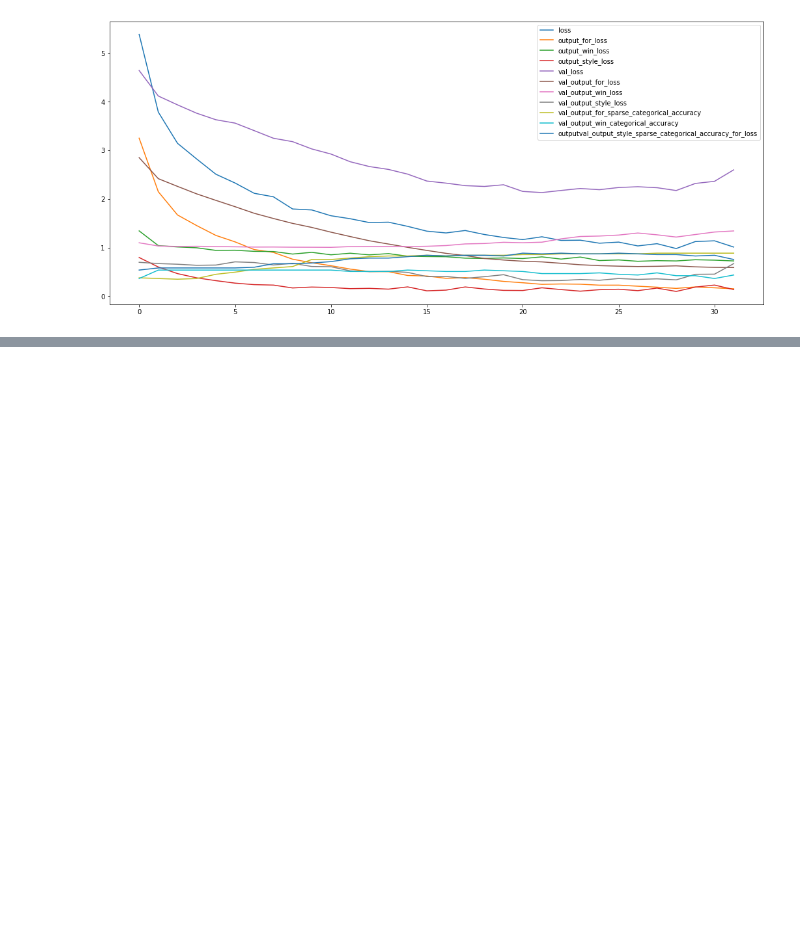
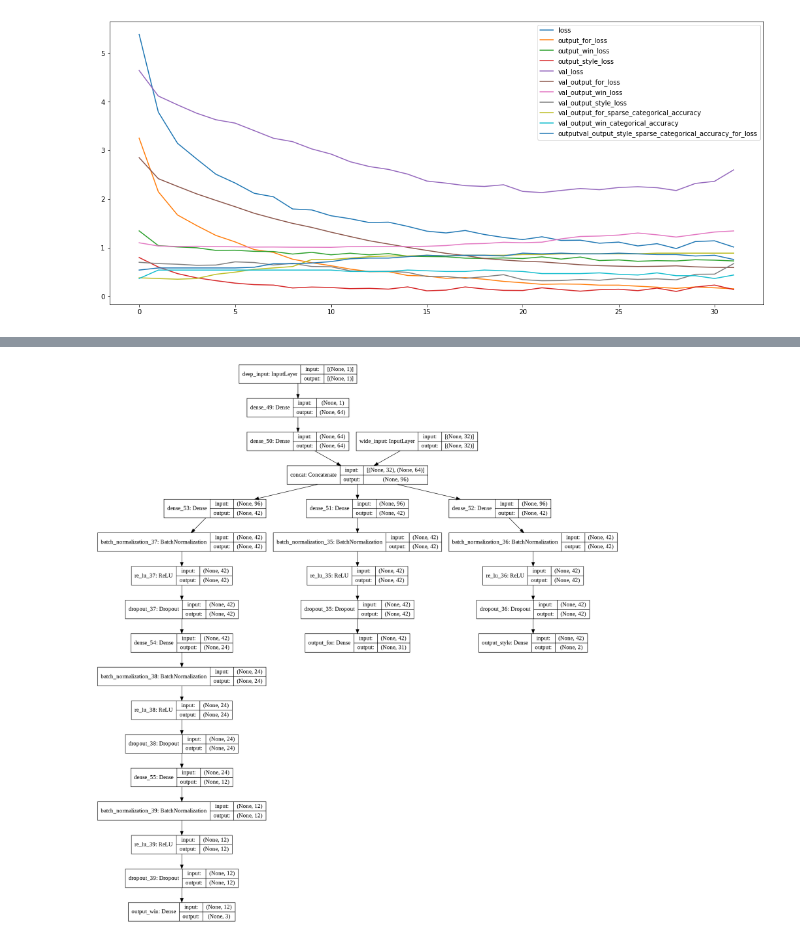
Before and after one commit to Lee-Gunju/GraphEmbedding-For-Soccer-Tactical-Formations, a Jupyter notebook: football_2.ipynb, the cells around one changed output, grey strips where cells are left out. Saved outputs shown, nothing was run; the diff lists cells and outputs as text; code cells hidden in the pictures; blank space fills up the shorter version.

```diff
--- a/football_2.ipynb
+++ b/football_2.ipynb
@@ -371,0 +526,12 @@ plt.legend(loc = 'upper right')
+# %%
+# feature의 값을 정규화 적용
+x_train = train_data[["FW0", "FW0B", "FW1" ,'AMF0', 'AMF0B', 'AMF1', 'AMF1B',
+       'Wing0', 'Wing0B', 'Wing1', 'Wing1B', 'CMF0', 'CMF0B', 'CMF0C', 'CMF1',
+       'CMF1B', 'DMF0', 'DMF1', 'DMF1B', 'WB0', 'WB0B', 'WB1', 'WB1B', 'CB0',
+       'CB0B', 'CB1', 'CB1B', 'GK0', 'GK1', 'reg_oppense_team', 'reg_oppense_level','reg_season','reg_ball_pos']].values.astype(np.float)
+
+
+
+y_train_formation = train_data["label"].values.astype(np.int)
+y_train_win_rating = train_data['win_index'].values.astype(np.int)
+y_train_style = train_data['Style'].values.astype(np.int)
@@ -371,0 +550,4 @@ plt.legend(loc = 'upper right')
+# %%
+# 인풋 데이터의 형태에 따라 데이터를 나눈다.
+x_train_A, x_train_B = x_train[:, :32], x_train[:, 32:]
+x_test_A, x_test_B = x_test[:, :32], x_test[:, 32:]
@@ -371,0 +562,3 @@ plt.legend(loc = 'upper right')
+# %%
+learning_rate = 0.01
+dropout_rate = 0.1
@@ -371,0 +609,69 @@ plt.legend(loc = 'upper right')
+# %%
+class MulticlassTruePositives(tf.keras.metrics.Metric):
+    def __init__(self, name='multiclass_true_positives', **kwargs):
+        super(MulticlassTruePositives, self).__init__(name=name, **kwargs)
+        self.true_positives = self.add_weight(name='tp', initializer='zeros')
+
+    def update_state(self, y_true, y_pred, sample_weight=None):
+        y_pred = tf.reshape(tf.argmax(y_pred, axis=1), shape=(-1, 1))
+        values = tf.cast(y_true, 'int32') == tf.cast(y_pred, 'int32')
+        values = tf.cast(values, 'float32')
+        if sample_weight is not None:
+            sample_weight = tf.cast(sample_weight, 'float32')
+            values = tf.multiply(values, sample_weight)
+        self.true_positives.assign_add(tf.reduce_sum(values))
+
+    def result(self):
+        return self.true_positives
+
+    def reset_states(self):
+        # The state of the metric will be reset at the start of each epoch.
+        self.true_positives.assign(0.)
+
+
+
+from keras import backend as K
+
+def recall(y_true, y_pred):
+    y_true = K.ones_like(y_true)
+    true_positives = K.sum(K.round(K.clip(y_true * y_pred, 0, 1)))
+    all_positives = K.sum(K.round(K.clip(y_true, 0, 1)))
+
+    recall = true_positives / (all_positives + K.epsilon())
+    return recall
+
+def precision(y_true, y_pred):
+    y_true = K.ones_like(y_true)
+    true_positives = K.sum(K.round(K.clip(y_true * y_pred, 0, 1)))
+
+    predicted_positives = K.sum(K.round(K.clip(y_pred, 0, 1)))
+    precision = true_positives / (predicted_positives + K.epsilon())
+    return precision
+
+def f1_score(y_true, y_pred):
+    precision = precision(y_true, y_pred)
+    recall = recall(y_true, y_pred)
+    return 2*((precision*recall)/(precision+recall+K.epsilon()))
+
+
+
+model.compile(optimizer=keras.optimizers.Adam(learning_rate=learning_rate),
+              loss= {'output_for': keras.losses.SparseCategoricalCrossentropy(),
+                      'output_win':keras.losses.SparseCategoricalCrossentropy(),
+                      'output_style':keras.losses.SparseCategoricalCrossentropy()},
+              metrics =  {'output_for': [keras.metrics.SparseCategoricalAccuracy(), recall, precision],
+                      'output_win':[keras.metrics.SparseCategoricalAccuracy(),recall, precision],
+                      'output_style':[keras.metrics.SparseCategoricalAccuracy(), recall, precision] }
+
+              # {'output_for': [keras.losses.SparseCategoricalCrossentropy() ,keras.metrics.Precision(name='precision'),keras.metrics.Recall(name='recall')],
+              #         'output_win':[keras.losses.SparseCategoricalCrossentropy(),keras.metrics.Precision(name='precision'),keras.metrics.Recall(name='recall')],
+              #         'output_style':[keras.losses.SparseCategoricalCrossentropy() ,keras.metrics.Precision(name='precision'),keras.metrics.Recall(name='recall')]}
+)
+
+
+
+early_stop = keras.callbacks.EarlyStopping(monitor='val_loss', patience= 10, restore_best_weights=True)
+
+keras.utils.plot_model(model, show_shapes=True)
+# %% [output]
+[figure, added]
```
Also changed, not shown: parts of 42 cells of this notebook.
